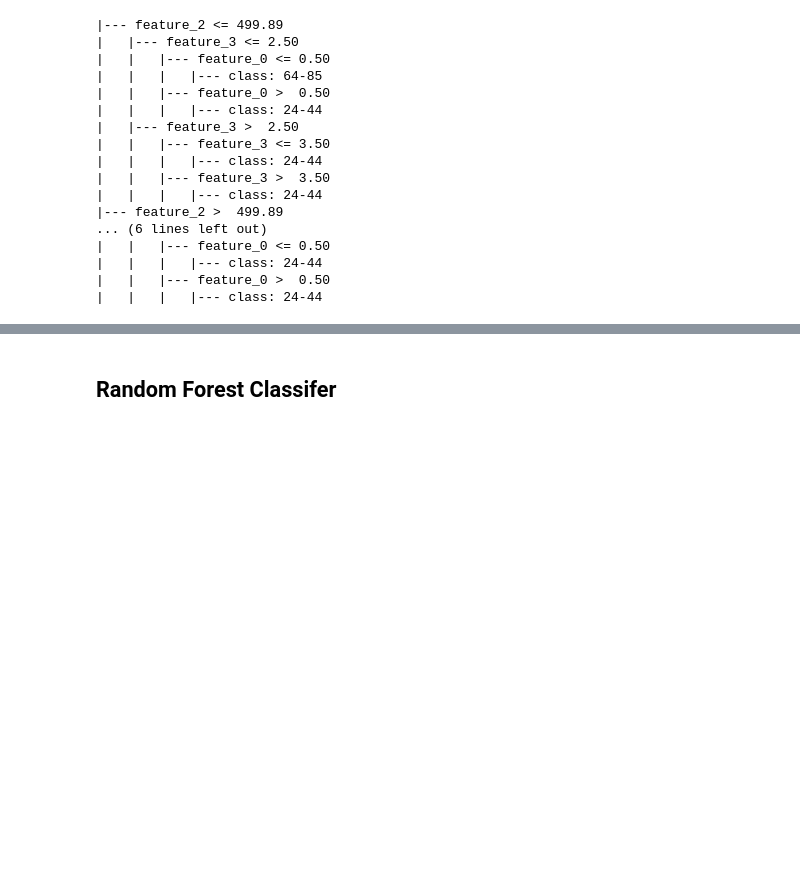
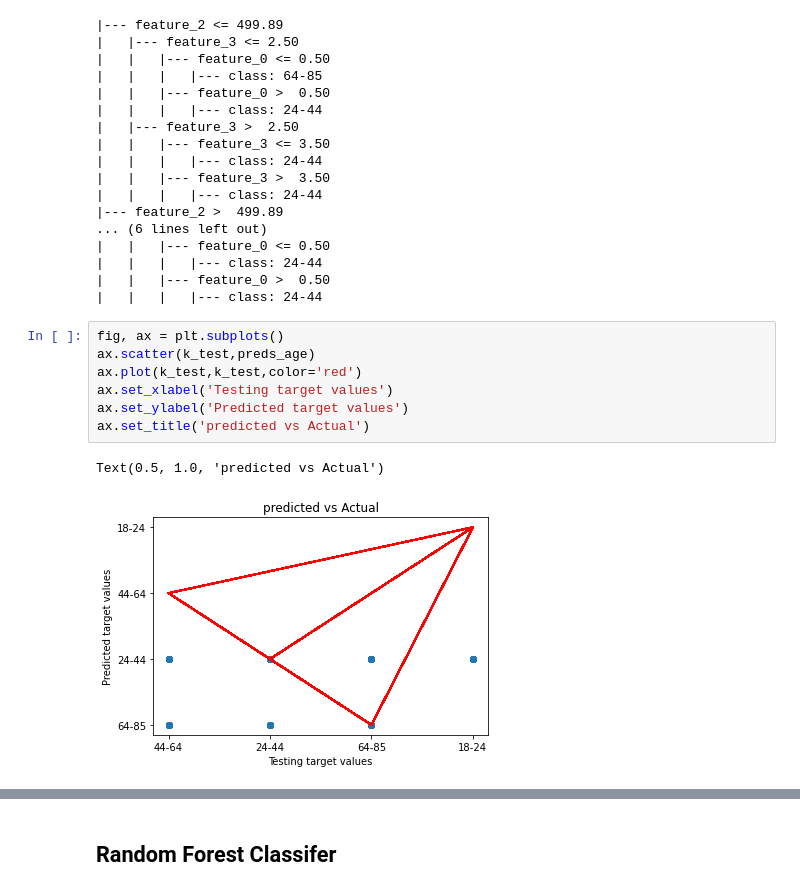
Before and after one commit to Sugithadev/Course1Task2, a Jupyter notebook: Course 1 Task 2 - Sugi .ipynb, the cells around one changed output, grey strips where cells are left out. Cells and saved outputs as stored; diff of their text form; blank space fills up the shorter version.

```diff
--- a/Course 1 Task 2 - Sugi .ipynb
+++ b/Course 1 Task 2 - Sugi .ipynb
@@ -631,3 +669,13 @@ print(h)
 |   |   |   |--- class: 24-44
 |   |   |--- feature_0 >  0.50
 |   |   |   |--- class: 24-44
+# %%
+fig, ax = plt.subplots()
+ax.scatter(k_test,preds_age)
+ax.plot(k_test,k_test,color='red')
+ax.set_xlabel('Testing target values')
+ax.set_ylabel('Predicted target values')
+ax.set_title('predicted vs Actual')
+# %% [output]
+Text(0.5, 1.0, 'predicted vs Actual')
+[figure, added]
```
Also changed, not shown: parts of 33 cells of this notebook.
